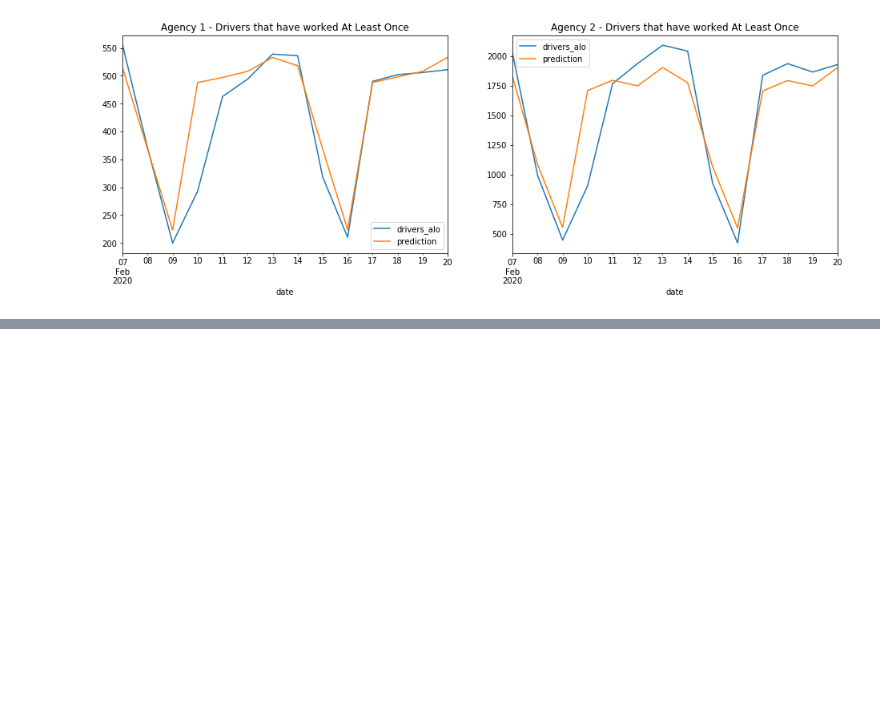
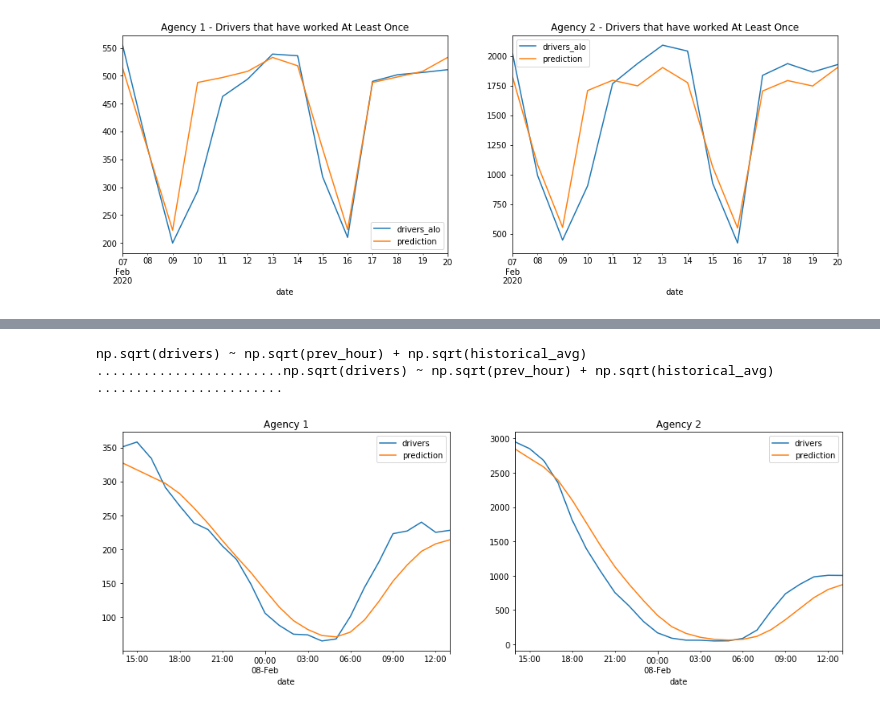
Before and after one commit to akanelson/ds4a, a Jupyter notebook: initial_exploratory_analysis/20 - Daily unique drivers prediction on the fly.ipynb, the cells around one changed output, grey strips where cells are left out. Cells and saved outputs as stored; diff of their text form; code cells hidden in the pictures; blank space fills up the shorter version.

```diff
--- a/initial_exploratory_analysis/20 - Daily unique drivers prediction on the fly.ipynb
+++ b/initial_exploratory_analysis/20 - Daily unique drivers prediction on the fly.ipynb
@@ -234,0 +354,2 @@ np.sqrt(drivers_alo) ~ tuesday + wednesday + thursday + friday + saturday + sund
+# %%
+model, train, test, dates_train, dates_test = get_hourly_drivers_model(agency['1'], today_time='2020-01-10 15:30:20' , column='drivers')
@@ -234,0 +381,26 @@ np.sqrt(drivers_alo) ~ tuesday + wednesday + thursday + friday + saturday + sund
+# %%
+def predict_hourly_unique_drivers(agency_id, today_time, column='drivers', hours=48):
+    model, train, test, dates_train, dates_test = get_hourly_drivers_model(agency_id, today_time , column)
+
+    test = test.head(hours)
+    dates_test = dates_test[:hours]
+
+
+    t = test.copy()
+    del t['distribution_center']
+    t = t.reset_index()
+    t[column] = 0
+    t['prev_hour'] = 0
+    t.loc[t.index[0], 'prev_hour'] = train[train.index == train.index[-1]][column].item()
+
+    for i in range(len(t)):
+        #print(i, np.square(model.predict(t.iloc[i]).item()))
+        print('.', end='')
+        p = np.square(model.predict(t.loc[t.index == t.index[i], :])).item()
+        t.loc[t.index == t.index[i], column] = p
+        if i < len(t)-1:
+            t.loc[t.index == t.index[i+1], 'prev_hour'] = p
+
+    test['prediction'] = np.round(pd.DataFrame({column: t[column].values}, index=dates_test)[column])
+
+    return test[[column, 'prediction']]
@@ -234,0 +430,12 @@ np.sqrt(drivers_alo) ~ tuesday + wednesday + thursday + friday + saturday + sund
+# %%
+pred1 = predict_hourly_unique_drivers(agency['1'], today_time = '2020-02-07 13:56', column='drivers', hours=24)
+pred2 = predict_hourly_unique_drivers(agency['2'], today_time = '2020-02-07 13:56', column='drivers', hours=24)
+
+plt.figure(figsize=(16,5))
+pred1.plot(ax=plt.subplot(121)).set_title('Agency 1')
+pred2.plot(ax=plt.subplot(122)).set_title('Agency 2');
+# %% [output]
+np.sqrt(drivers) ~ np.sqrt(prev_hour) + np.sqrt(historical_avg)
+........................np.sqrt(drivers) ~ np.sqrt(prev_hour) + np.sqrt(historical_avg)
+........................
+[figure, added]
```
Also changed, not shown: parts of 11 cells of this notebook.
